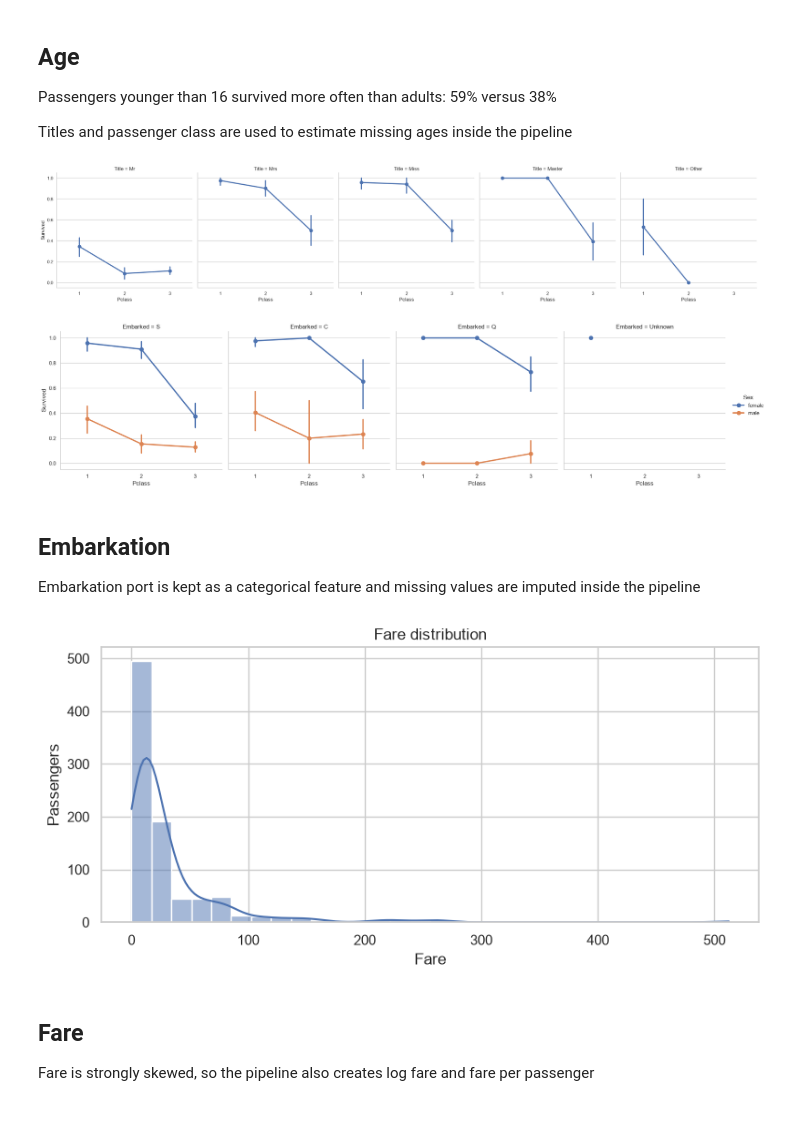
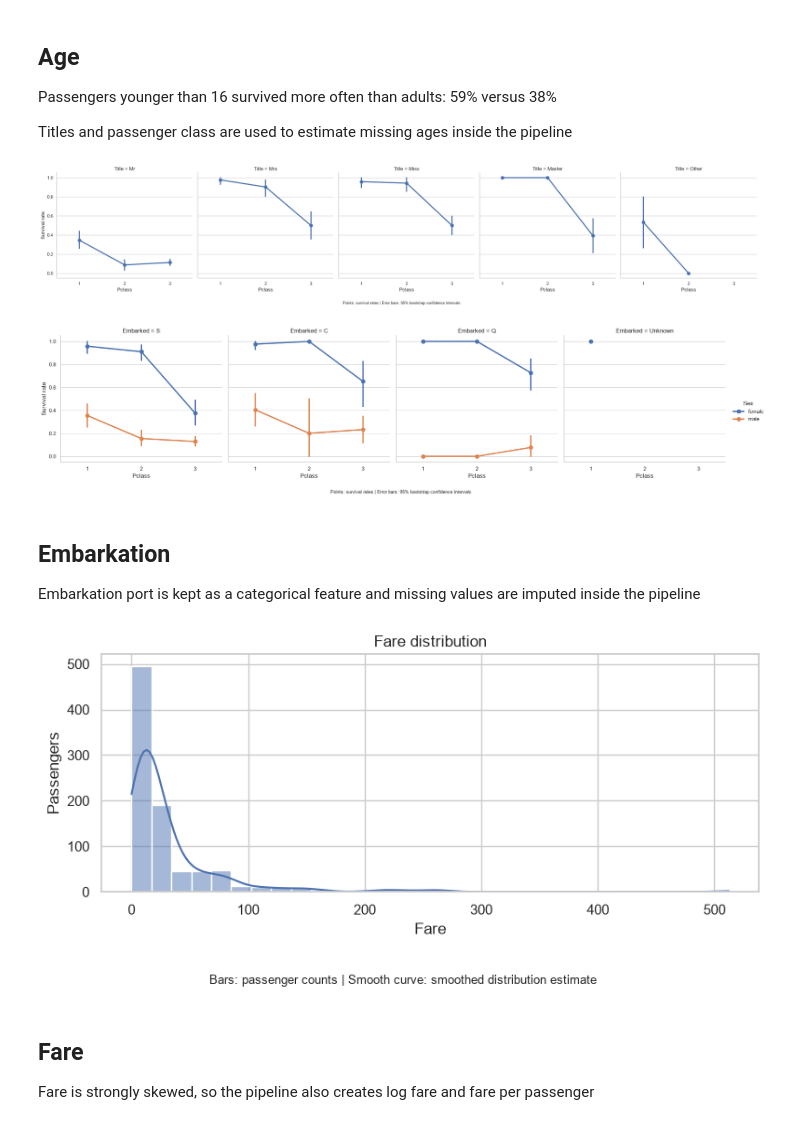
Before and after one commit to Alp1neCurd/titanic_survival_prediction, a Jupyter notebook: titanic_experiments.ipynb, the cells around one changed output. Saved outputs shown, nothing was run; the diff lists cells and outputs as text; code cells hidden in the pictures.

```diff
--- a/titanic_experiments.ipynb
+++ b/titanic_experiments.ipynb
@@ -218,32 +227,43 @@ Passengers younger than 16 survived more often than adults: 59% versus 38%
 
 Titles and passenger class are used to estimate missing ages inside the pipeline
 # %%
-sns.catplot(data=df, x="Pclass", y="Survived", col="Title", kind="point")
+g = sns.catplot(data=df, x="Pclass", y="Survived", col="Title", kind="point")
+
+g.set_ylabels("Survival rate")
+g.fig.text(0.5, 0.02, "Points: survival rates | Error bars: 95% bootstrap confidence intervals", ha="center", fontsize=9)
+g.fig.subplots_adjust(bottom=0.2)
+
 plt.show()
 # %% [output]
-[figure, old version]
+[figure, new version]
 # %%
 embarked_plot = df.assign(Embarked=df["Embarked"].fillna("Unknown"))
 
-sns.catplot(data=embarked_plot, x="Pclass", y="Survived", hue="Sex", col="Embarked", kind="point")
+g = sns.catplot(data=embarked_plot, x="Pclass", y="Survived", hue="Sex", col="Embarked", kind="point")
+g.set_ylabels("Survival rate")
+g.fig.text(0.5, 0.02, "Points: survival rates | Error bars: 95% bootstrap confidence intervals", ha="center", fontsize=9)
+g.fig.subplots_adjust(bottom=0.2)
+
 plt.show()
 # %% [output]
-[figure, old version]
+[figure, new version]
 # %% [markdown]
 ## Embarkation
 
 Embarkation port is kept as a categorical feature and missing values are imputed inside the pipeline
 # %%
-plt.figure(figsize=(8, 4))
-sns.histplot(data=df, x="Fare", bins=30, kde=True)
+fig, ax = plt.subplots(figsize=(8, 4))
+sns.histplot(data=df, x="Fare", bins=30, kde=True, ax=ax)
 
-plt.xlabel("Fare")
-plt.ylabel("Passengers")
-plt.title("Fare distribution")
-plt.tight_layout()
+ax.set_xlabel("Fare")
+ax.set_ylabel("Passengers")
+ax.set_title("Fare distribution")
+fig.text(0.5, 0.02, "Bars: passenger counts | Smooth curve: smoothed distribution estimate", ha="center", fontsize=9)
+
+plt.tight_layout(rect=[0, 0.1, 1, 1])
 plt.show()
 # %% [output]
-[figure, old version]
+[figure, new version]
 # %% [markdown]
 ## Fare
 
```
Also changed, not shown: parts of 6 cells of this notebook, 1 other file.
